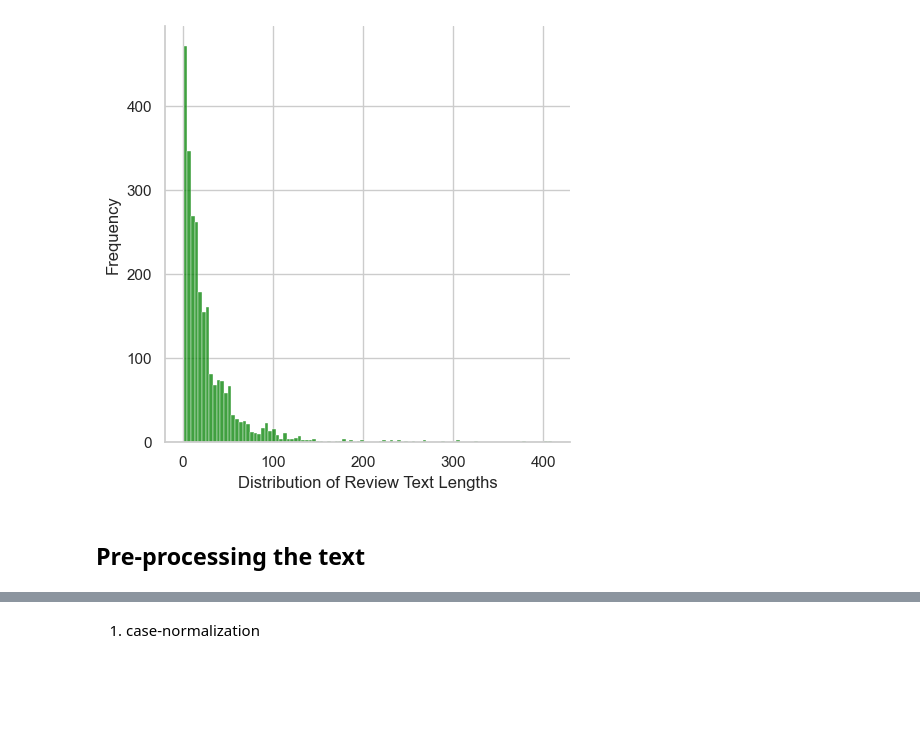
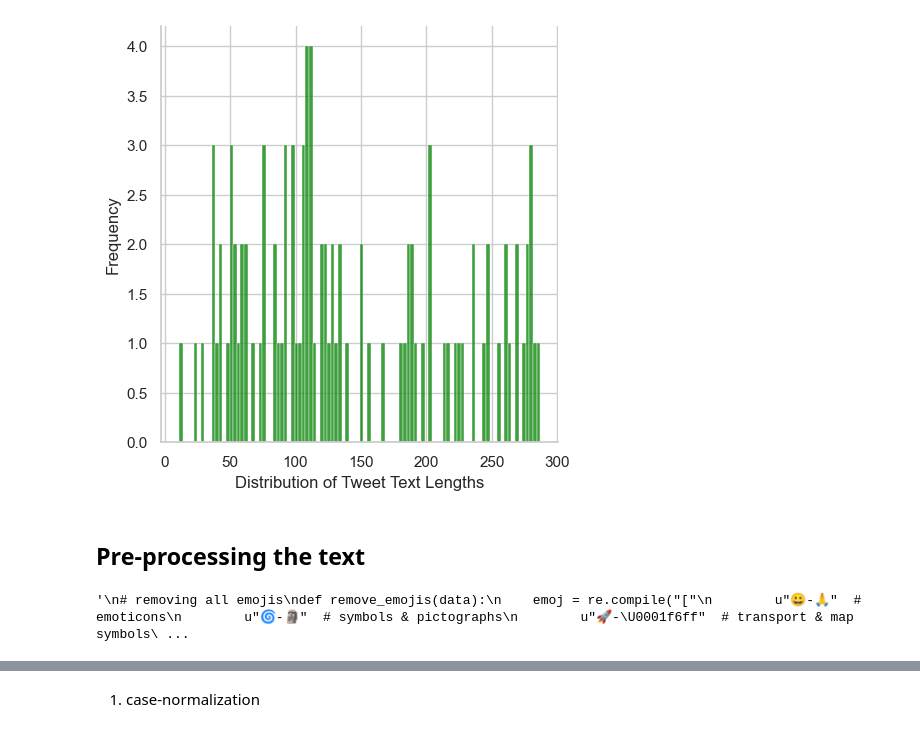
Before and after one commit to alicja-a-d/Analytica_UvA, a Jupyter notebook: code/tm_tweets/bert_tweets.ipynb, the cells around one changed output, grey strips where cells are left out. Drawn from its saved outputs; the diff is of its cells as text; code cells hidden in the pictures; blank space fills up the shorter version.

```diff
--- a/code/tm_tweets/bert_tweets.ipynb
+++ b/code/tm_tweets/bert_tweets.ipynb
@@ -47,6 +29,6 @@ Downloading torch-2.2.1-cp38-none-macosx_10_9_x86_64.whl (150.6 MB)
 # %%
 
 # loading the data into a dataframe
-df = pd.read_excel('../label/100_random_labelled_.csv')
+df = pd.read_csv('../label/100_random_labelled.csv')
 display(df)
 # %% [output]
@@ -66,21 +48,21 @@ display(df)
 # %%
 # creating a new column containing the length of each headline text that is larger than 0
-non_empty_lengths = df[(df['cleaned_text'].notnull()) & (df['lang'] > 0)]['land']
+non_empty_lengths = df[(df['cleaned_text'].notnull()) & (df['display_text_width'] > 0)]['display_text_width']
 # visualising the length distribution
 
 sns.set(rc={'figure.figsize':(14,11)})
 sns.set(style="whitegrid")
 sns.displot(non_empty_lengths, kde=False, color='green', bins=100)
 
 
 plt.ylabel('Frequency', fontsize=12)
 plt.xlabel('Distribution of Tweet Text Lengths', fontsize=12)
 plt.grid(True)
 
 
 plt.show()
 # %% [output]
-[figure, old version]
+[figure, new version]
 # %% [markdown]
 ## Pre-processing the text
 # %%
@@ -90,4 +72,5 @@ df = df.replace('\xa0',' ', regex=True)
 # %%
+'''
 # removing all emojis
 def remove_emojis(data):
     emoj = re.compile("["
@@ -109,7 +92,11 @@ def remove_emojis(data):
         u"\ufe0f"  # dingbats
         u"\u3030"
                       "]+", re.UNICODE)
+
     return re.sub(emoj, '', data)
 
 
-df['review_text_english'] = df['review_text_english'].apply(remove_emojis)
+df['cleaned_text'] = df['cleaned_text'].apply(remove_emojis)
+'''
+# %% [output]
+'\n# removing all emojis\ndef remove_emojis(data):\n    emoj = re.compile("["\n        u"😀-🙏"  # emoticons\n        u"🌀-🗿"  # symbols & pictographs\n        u"🚀-\U0001f6ff"  # transport & map symbols\ ...
```
Also changed, not shown: parts of 9 cells of this notebook, 1 other file.
